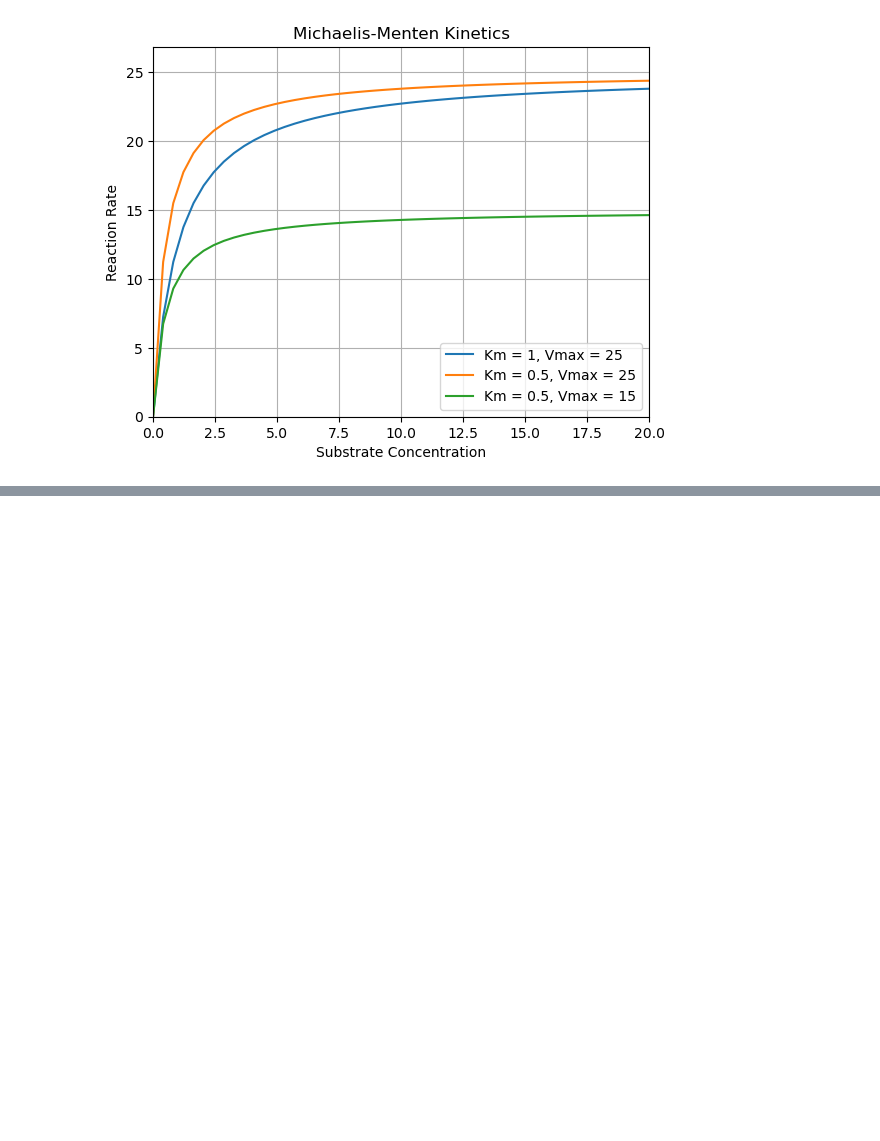
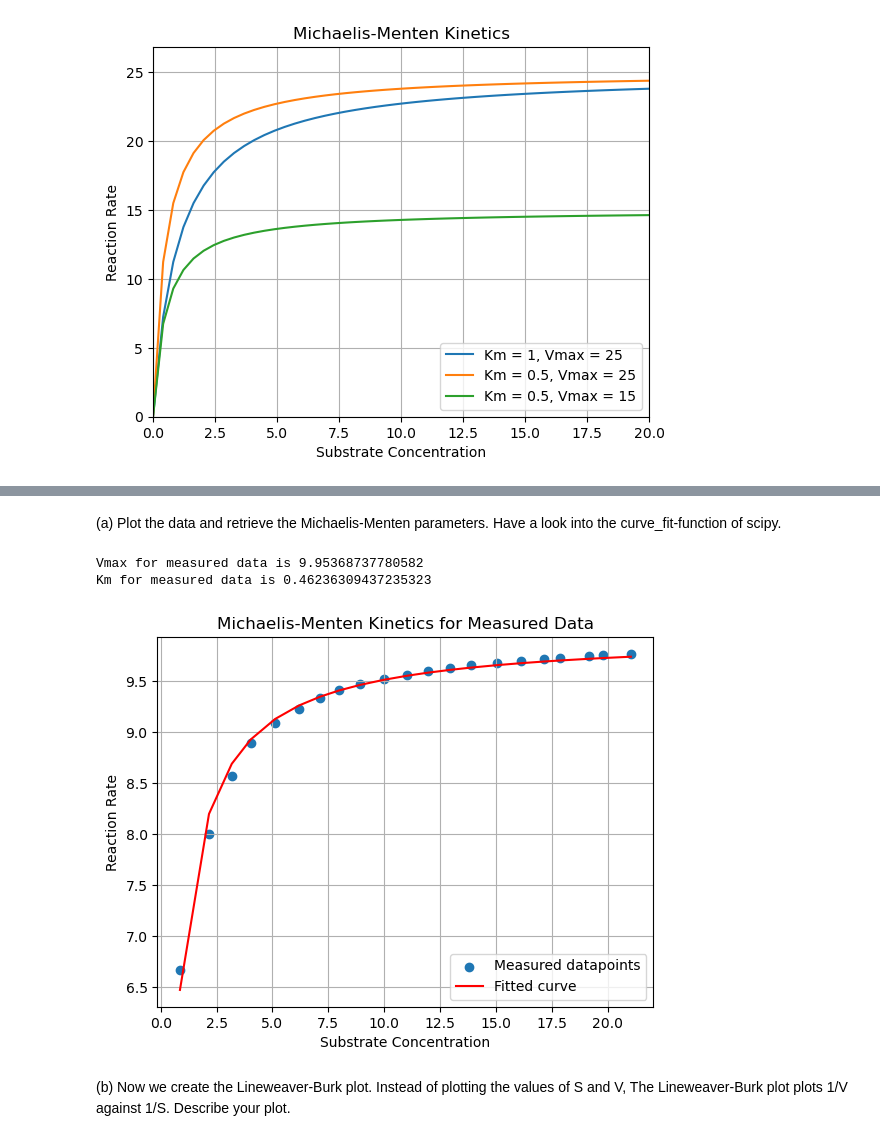
Before and after one commit to Blanka-Izso/CompBio, a Jupyter notebook: 01/Assignment 1.ipynb, the cells around one changed output, grey strips where cells are left out. Drawn from its saved outputs; the diff is of its cells as text; code cells hidden in the pictures; blank space fills up the shorter version.

```diff
--- a/01/Assignment 1.ipynb
+++ b/01/Assignment 1.ipynb
@@ -38,0 +50,37 @@ plt.show()
+# %% [markdown]
+(a) Plot the data and retrieve the Michaelis-Menten parameters.
+Have a look into the curve_fit-function of scipy.
+# %%
+"Note: Upload the measuredData.csv file to colab before you run this cell."
+measured_data = pd.read_csv("./Data/Data/measuredData.csv", skiprows=1, header=None)
+# %%
+S_measured = measured_data.iloc[:, 0]
+V_measured = measured_data.iloc[:, 1]
+# %%
+#Finding the optimal Vmax and Km for the given dataset using the curve-fit function.
+parameters, covariance = curve_fit(mm, S_measured, V_measured)
+Vmax_measured, Km_measured = parameters
+
+print("Vmax for measured data is", Vmax_measured)
+print("Km for measured data is", Km_measured)
+#print("reci: ", 1/Km_measured)
+# %% [output]
+Vmax for measured data is 9.95368737780582
+Km for measured data is 0.46236309437235323
+# %%
+# Plotting "actual" values for the reaction rates that are given in the dataset
+plt.scatter(S_measured, V_measured, label='Measured datapoints')
+
+# Generating and plotting "expected" values for the reaction rates based on the optimized Vmax and Km values
+V_fitted = mm(S_measured, Vmax_measured, Km_measured)
+plt.plot(S_measured, V_fitted, color='red', label='Fitted curve')
+plt.xlabel('Substrate Concentration')
+plt.ylabel('Reaction Rate')
+plt.title('Michaelis-Menten Kinetics for Measured Data')
+plt.legend()
+plt.grid(True)
+plt.show()
+# %% [output]
+[figure, added]
+# %% [markdown]
+(b) Now we create the Lineweaver-Burk plot. Instead of plotting the values of S and V, The Lineweaver-Burk plot plots 1/V against 1/S. Describe your plot.
```
Also changed, not shown: parts of 9 cells of this notebook, 1 other file.
